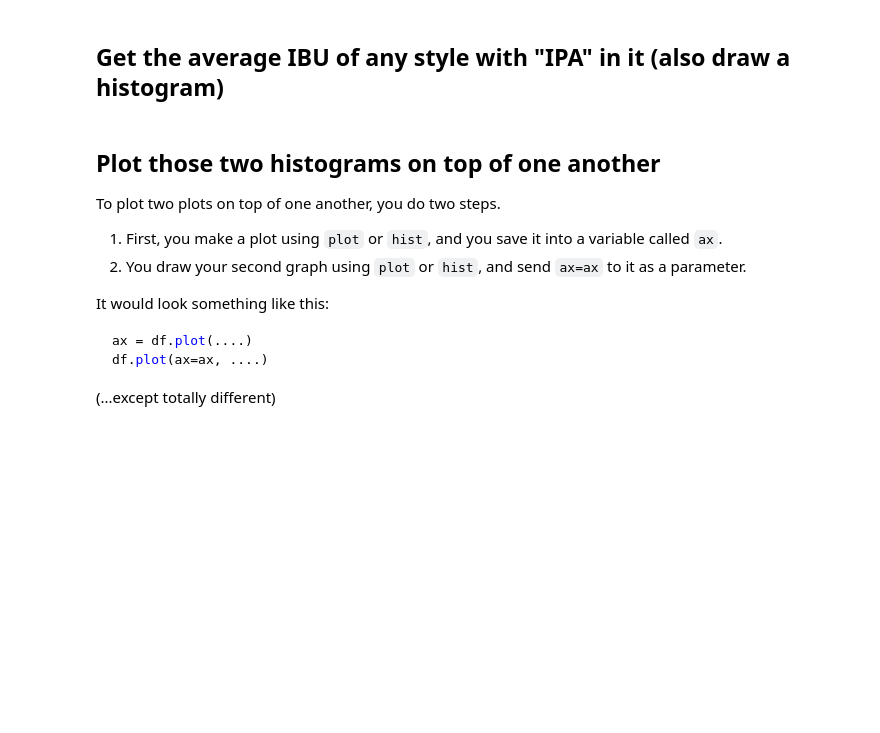
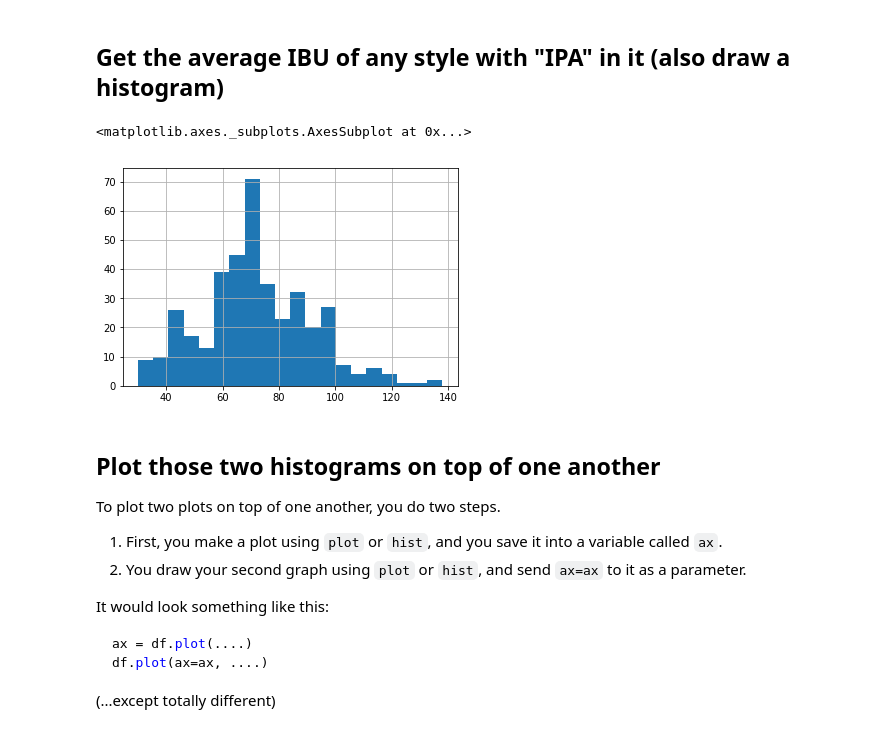
Before and after one commit to ElinaMak/foundations2018, a Jupyter notebook: Dataset ONE - Beer cans.ipynb, the cells around one changed output. Cells and saved outputs as stored; diff of their text form; code cells hidden in the pictures; blank space fills up the shorter version.

```diff
--- a/Dataset ONE - Beer cans.ipynb
+++ b/Dataset ONE - Beer cans.ipynb
@@ -414,3 +553,8 @@ I'm counting these as wheat beers. If you see any other wheat beer categories, f
+# %%
+df[df.Style.str.contains(".*IPA", regex=True, na=False)].IBUs.hist(bins=20)
+# %% [output]
+<matplotlib.axes._subplots.AxesSubplot at 0x...>
+[figure, added]
 # %% [markdown]
 ## Plot those two histograms on top of one another
 
```
Also changed, not shown: parts of 20 cells of this notebook.
